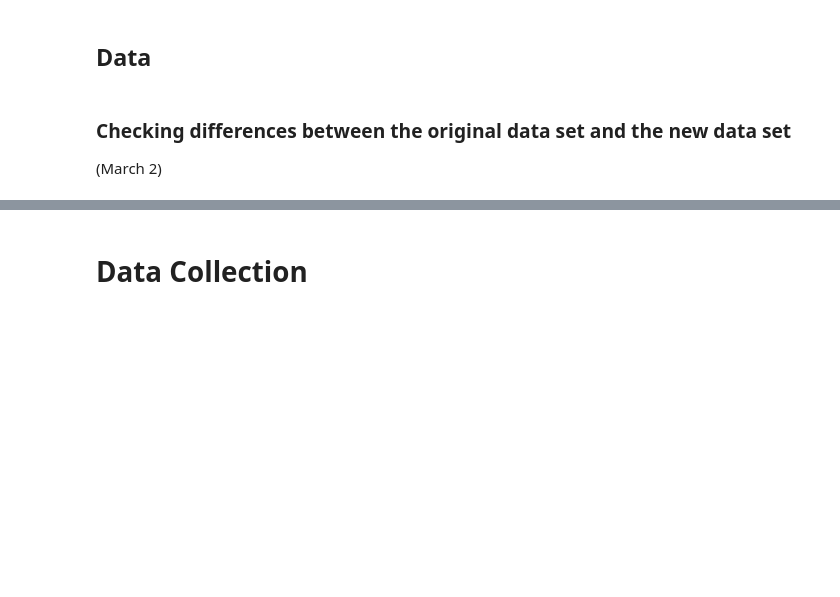
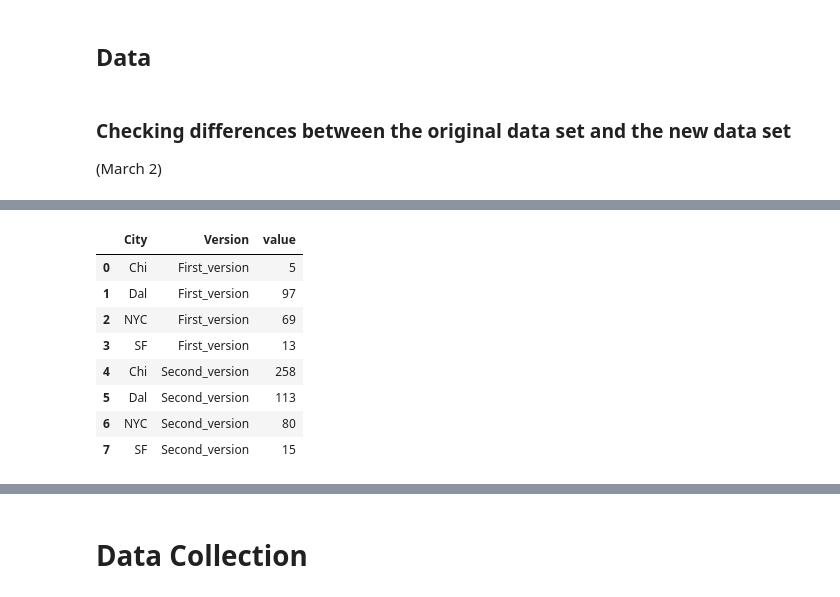
Before and after one commit to gregfeliu/Mexican_Immigration_Through_Restaurant_Names, a Jupyter notebook: notebooks/4.Analysis.ipynb, the cells around one changed output, grey strips where cells are left out. Drawn from its saved outputs; the diff is of its cells as text; code cells hidden in the pictures; blank space fills up the shorter version.

```diff
--- a/notebooks/4.Analysis.ipynb
+++ b/notebooks/4.Analysis.ipynb
@@ -44,0 +86,12 @@ with open("../my_saved_data/demonym_dictionary.pickle", "rb+") as f:
+# %%
+melted_count_of_both_restaurants_df
+# %% [output]
+|  | City | Version | value |
+| 0 | Chi | First_version | 5 |
+| 1 | Dal | First_version | 97 |
+| 2 | NYC | First_version | 69 |
+| 3 | SF | First_version | 13 |
+| 4 | Chi | Second_version | 258 |
+| 5 | Dal | Second_version | 113 |
+| 6 | NYC | Second_version | 80 |
+| 7 | SF | Second_version | 15 |
```
Also changed, not shown: parts of 46 cells of this notebook.
